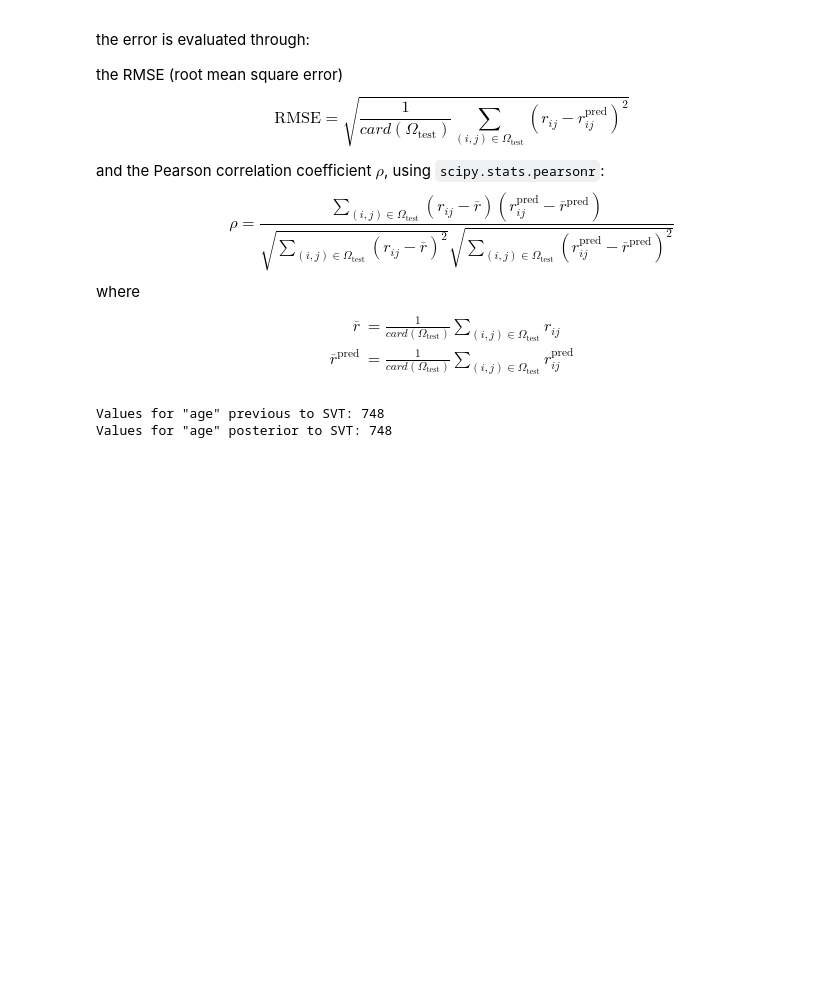
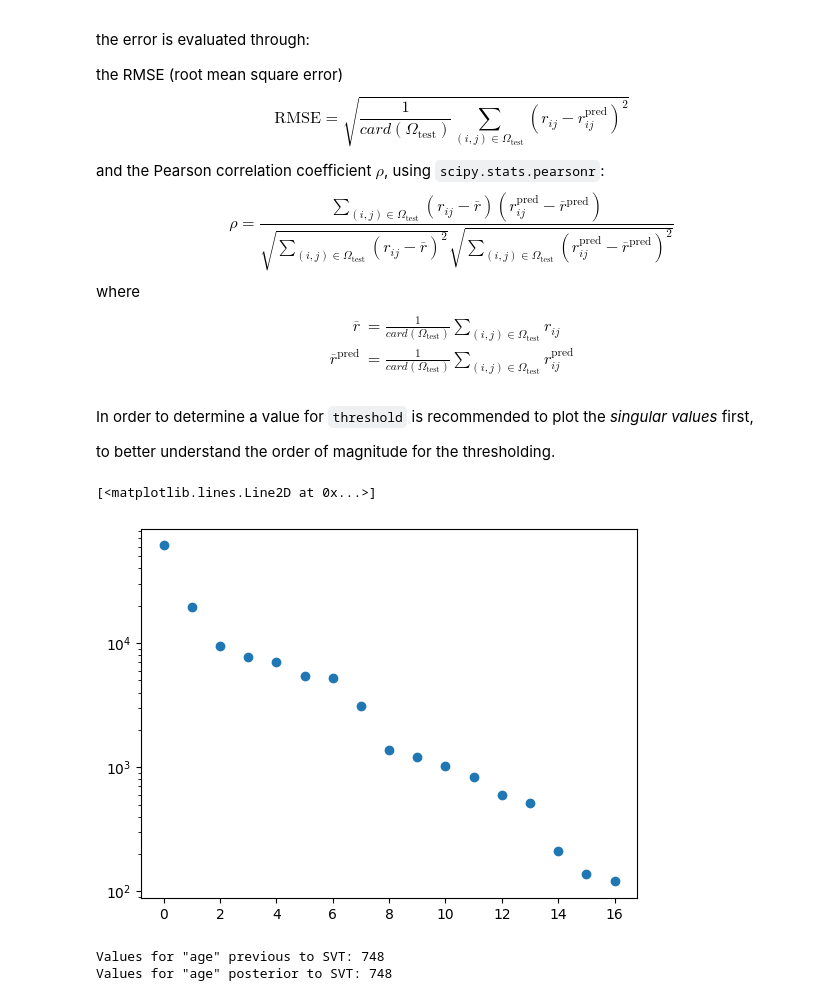
Before and after one commit to SailorGeorge/BiomedicalDataScience_LAB04, a Jupyter notebook: Lab4.ipynb, the cells around one changed output. Saved outputs shown, nothing was run; the diff lists cells and outputs as text; code cells hidden in the pictures; blank space fills up the shorter version.

```diff
--- a/Lab4.ipynb
+++ b/Lab4.ipynb
@@ -571,6 +588,19 @@ def SVT(X_input, \
 # %%
 X_train_cat = X_train[categorical_variables_names]
 X_train_avoid = X_train[avoid_categoricals]
+# %% [markdown]
+In order to determine a value for `threshold` is recommended to plot the *singular values* first,
+
+to better understand the order of magnitude for the thresholding.
+# %%
+X_train_singular = X_train_avoid.to_numpy().copy()
+X_train_singular[np.isnan(X_train_avoid)] = 0
+# %%
+_,s,_ = np.linalg.svd(X_train_singular,full_matrices=False)
+plt.semilogy(s,'o')
+# %% [output]
+[<matplotlib.lines.Line2D at 0x...>]
+[figure, added]
 # %%
 # Train Dataset SVT
 X_train_prev = X_train_avoid
```
Also changed, not shown: parts of 12 cells of this notebook.
